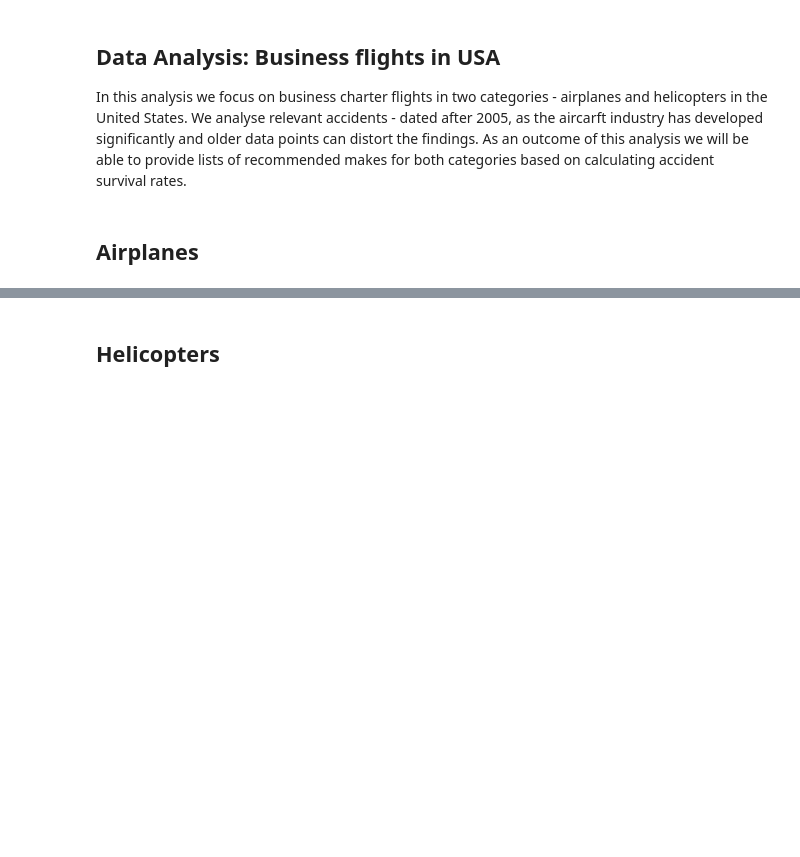
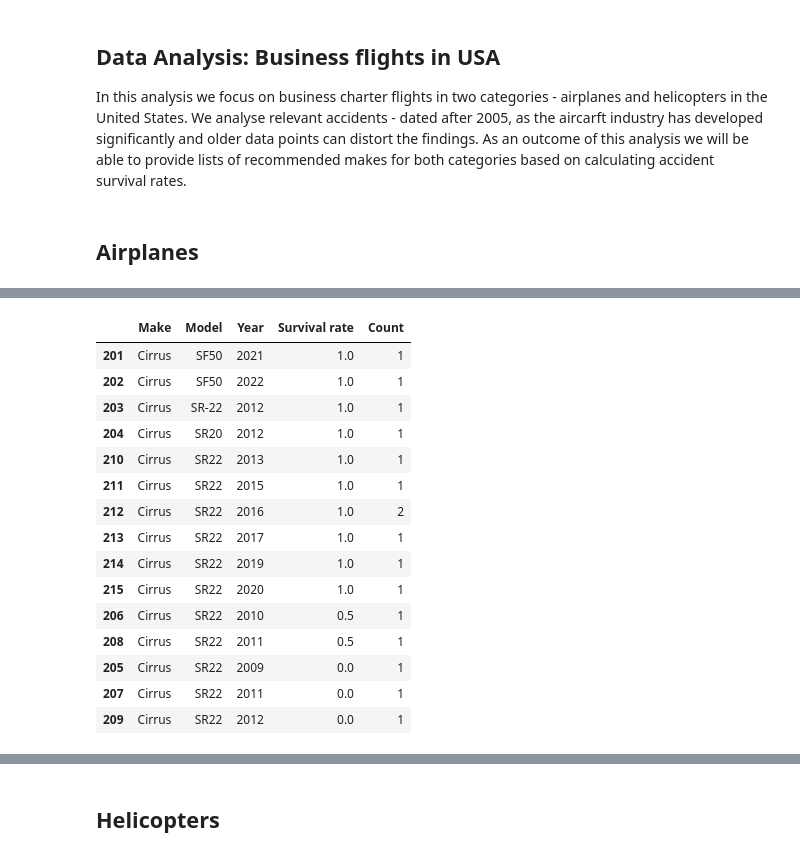
Before and after one commit to dolgorp/aviation_accidents_analysis, a Jupyter notebook: working_files/aviation-accidents.ipynb, the cells around one changed output, grey strips where cells are left out. Cells and saved outputs as stored; diff of their text form; code cells hidden in the pictures; blank space fills up the shorter version.

```diff
--- a/working_files/aviation-accidents.ipynb
+++ b/working_files/aviation-accidents.ipynb
@@ -234,3 +234,26 @@ bf_time
+# %%
+# Exploring Airplanes Models
+group_columns_air_models = ['Make', 'Model', 'Year', 'Survival rate']
+bf_air_models = bf_air.groupby(group_columns_air_models).size().reset_index(name="Count")
+bf_air_models = bf_air_models[bf_air_models["Make"] == 'Cirrus'].sort_values(by='Survival rate', ascending=False)
+bf_air_models
+# %% [output]
+|  | Make | Model | Year | Survival rate | Count |
+| 201 | Cirrus | SF50 | 2021 | 1.0 | 1 |
+| 202 | Cirrus | SF50 | 2022 | 1.0 | 1 |
+| 203 | Cirrus | SR-22 | 2012 | 1.0 | 1 |
+| 204 | Cirrus | SR20 | 2012 | 1.0 | 1 |
+| 210 | Cirrus | SR22 | 2013 | 1.0 | 1 |
+| 211 | Cirrus | SR22 | 2015 | 1.0 | 1 |
+| 212 | Cirrus | SR22 | 2016 | 1.0 | 2 |
+| 213 | Cirrus | SR22 | 2017 | 1.0 | 1 |
+| 214 | Cirrus | SR22 | 2019 | 1.0 | 1 |
+| 215 | Cirrus | SR22 | 2020 | 1.0 | 1 |
+| 206 | Cirrus | SR22 | 2010 | 0.5 | 1 |
+| 208 | Cirrus | SR22 | 2011 | 0.5 | 1 |
+| 205 | Cirrus | SR22 | 2009 | 0.0 | 1 |
+| 207 | Cirrus | SR22 | 2011 | 0.0 | 1 |
+| 209 | Cirrus | SR22 | 2012 | 0.0 | 1 |
 # %%
 plt.figure(figsize=(14, 4))
 for make in bf_air_grouped['Make'].unique():
```
Also changed, not shown: parts of 7 cells of this notebook.
